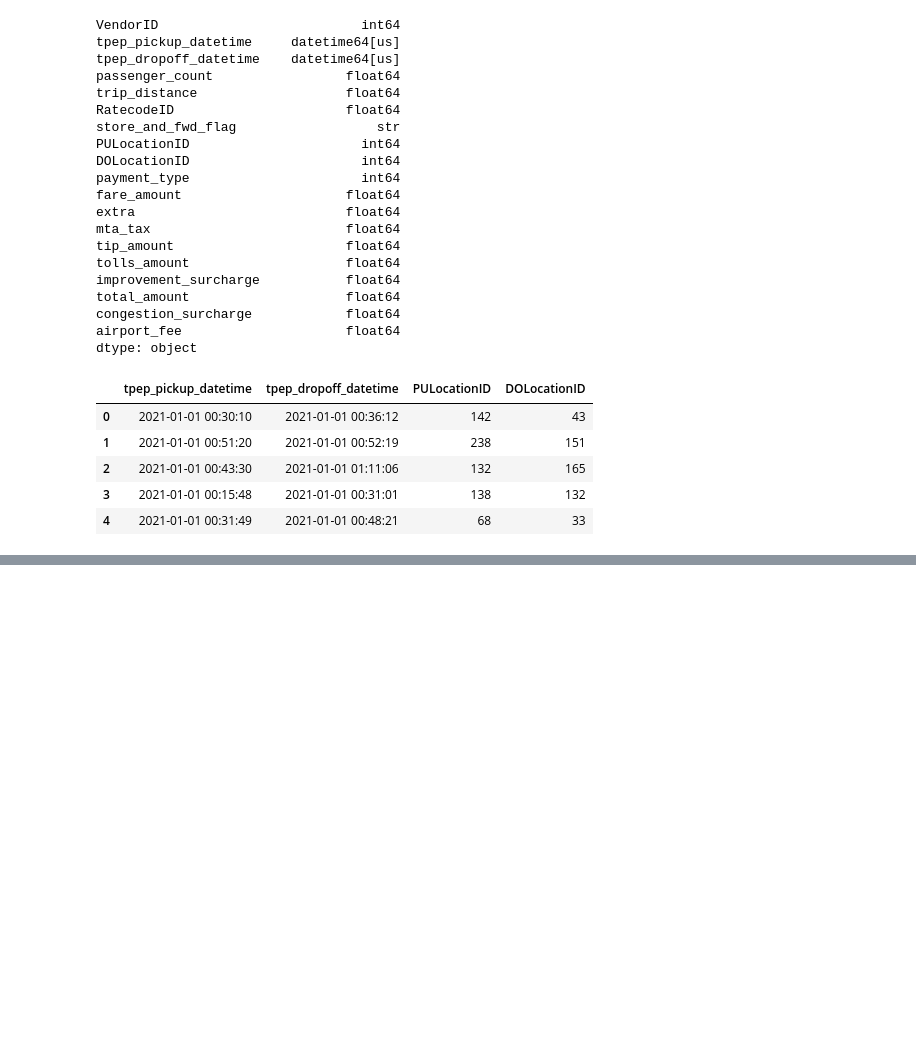
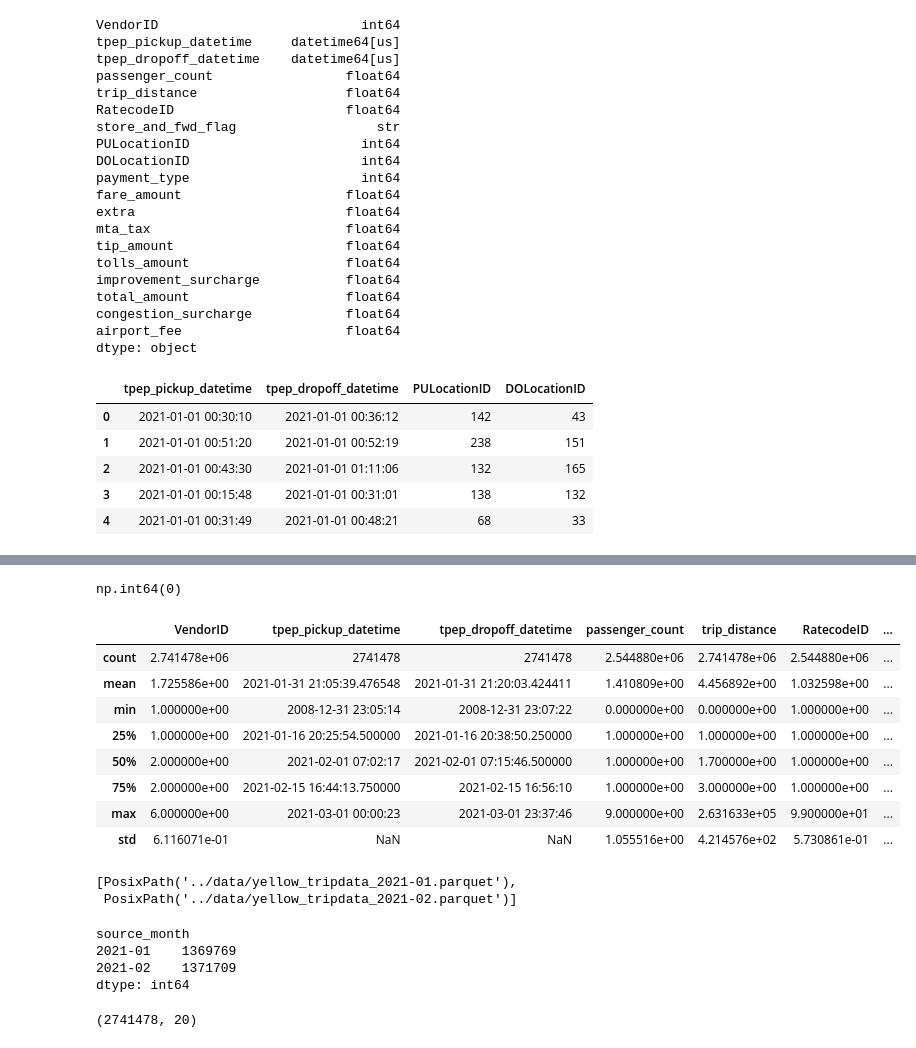
Before and after one commit to lhooda/learning-mlops, a Jupyter notebook: notebooks/04-read-parquet.ipynb, the cells around one changed output, grey strips where cells are left out. Cells and saved outputs as stored; diff of their text form; code cells hidden in the pictures; blank space fills up the shorter version.

```diff
--- a/notebooks/04-read-parquet.ipynb
+++ b/notebooks/04-read-parquet.ipynb
@@ -64,0 +80,4 @@ df[["tpep_pickup_datetime", "tpep_dropoff_datetime", "PULocationID", "DOLocation
+# %%
+df_jan = pd.read_parquet(data_dir / "yellow_tripdata_2021-01.parquet")
+
+df_feb = pd.read_parquet(data_dir / "yellow_tripdata_2021-02.parquet")
@@ -64,0 +90,4 @@ df[["tpep_pickup_datetime", "tpep_dropoff_datetime", "PULocationID", "DOLocation
+# %%
+df_all = pd.concat([df_jan, df_feb], ignore_index=True)
+
+df_all.shape
@@ -64,0 +171,16 @@ df[["tpep_pickup_datetime", "tpep_dropoff_datetime", "PULocationID", "DOLocation
+# %%
+df_all.duplicated().sum()
+# %% [output]
+np.int64(0)
+# %%
+df_all.describe()
+# %% [output]
+|  | VendorID | tpep_pickup_datetime | tpep_dropoff_datetime | passenger_count | trip_distance | RatecodeID | ... |
+| count | 2.741478e+06 | 2741478 | 2741478 | 2.544880e+06 | 2.741478e+06 | 2.544880e+06 | ... |
+| mean | 1.725586e+00 | 2021-01-31 21:05:39.476548 | 2021-01-31 21:20:03.424411 | 1.410809e+00 | 4.456892e+00 | 1.032598e+00 | ... |
+| min | 1.000000e+00 | 2008-12-31 23:05:14 | 2008-12-31 23:07:22 | 0.000000e+00 | 0.000000e+00 | 1.000000e+00 | ... |
+| 25% | 1.000000e+00 | 2021-01-16 20:25:54.500000 | 2021-01-16 20:38:50.250000 | 1.000000e+00 | 1.000000e+00 | 1.000000e+00 | ... |
+| 50% | 2.000000e+00 | 2021-02-01 07:02:17 | 2021-02-01 07:15:46.500000 | 1.000000e+00 | 1.700000e+00 | 1.000000e+00 | ... |
+| 75% | 2.000000e+00 | 2021-02-15 16:44:13.750000 | 2021-02-15 16:56:10 | 1.000000e+00 | 3.000000e+00 | 1.000000e+00 | ... |
+| max | 6.000000e+00 | 2021-03-01 00:00:23 | 2021-03-01 23:37:46 | 9.000000e+00 | 2.631633e+05 | 9.900000e+01 | ... |
+| std | 6.116071e-01 | NaN | NaN | 1.055516e+00 | 4.214576e+02 | 5.730861e-01 | ... |
@@ -64,0 +197,6 @@ df[["tpep_pickup_datetime", "tpep_dropoff_datetime", "PULocationID", "DOLocation
+# %%
+files = sorted(data_dir.glob("yellow_tripdata_*.parquet"))
+files
+# %% [output]
+[PosixPath('../data/yellow_tripdata_2021-01.parquet'),
+ PosixPath('../data/yellow_tripdata_2021-02.parquet')]
@@ -64,0 +213,11 @@ df[["tpep_pickup_datetime", "tpep_dropoff_datetime", "PULocationID", "DOLocation
+# %%
+trips.groupby("source_month").size()
+# %% [output]
+source_month
+2021-01    1369769
+2021-02    1371709
+dtype: int64
+# %%
+trips.shape
+# %% [output]
+(2741478, 20)
```
Also changed, not shown: parts of 10 cells of this notebook.
